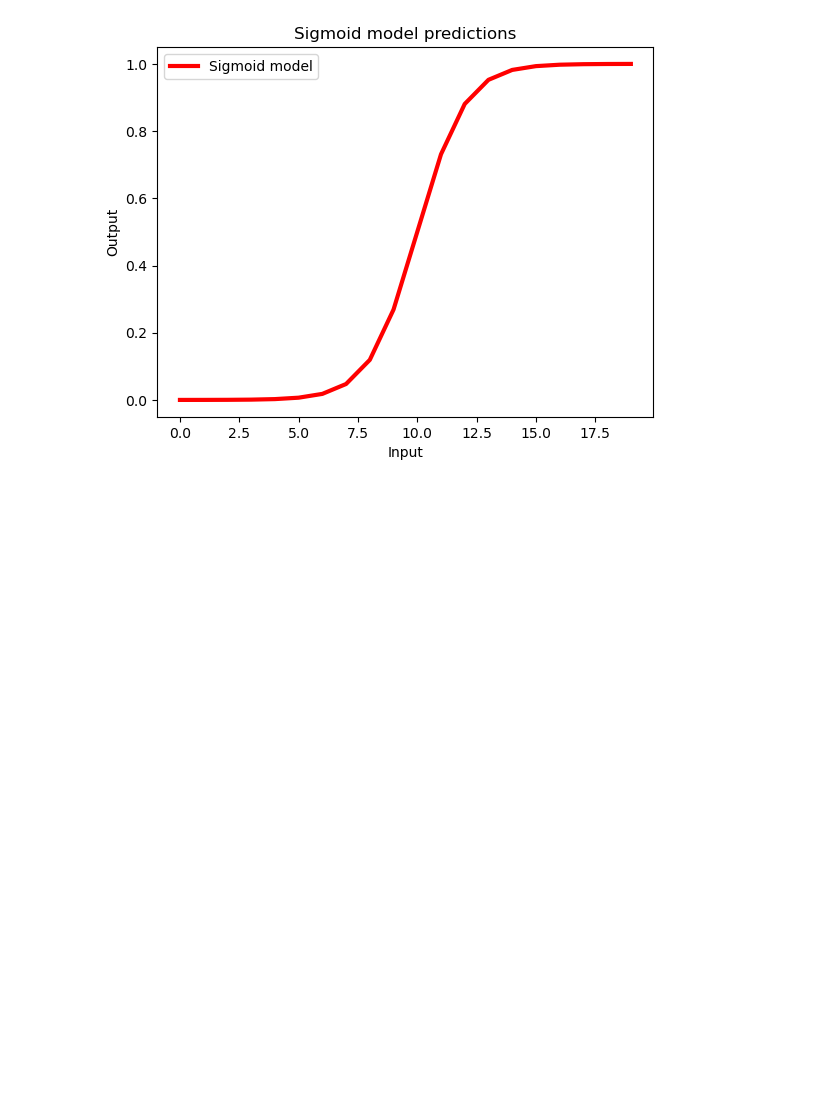
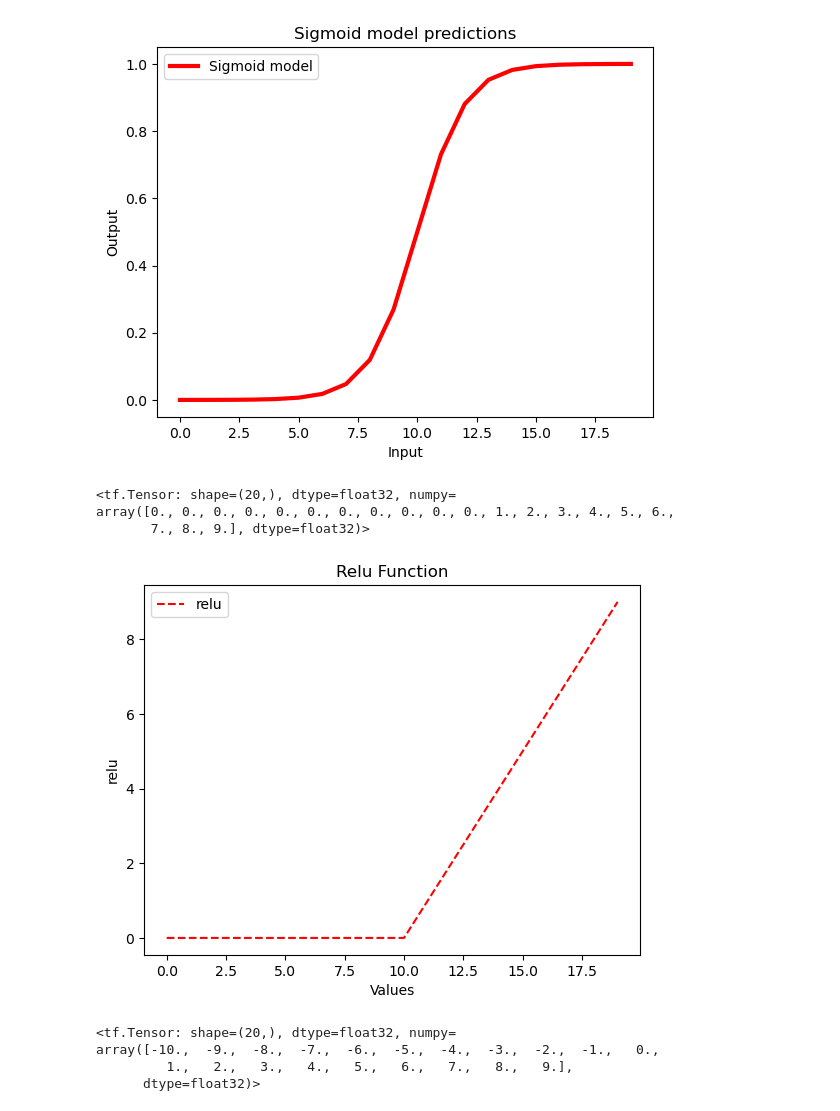
Before and after one commit to mageshyt/Machine-Learning-2023, a Jupyter notebook: Deep learning/02_neural_network_Classfication_in_tensorflow.ipynb, the cells around one changed output. Saved outputs shown, nothing was run; the diff lists cells and outputs as text; code cells hidden in the pictures; blank space fills up the shorter version.

Commit message:
:sparkles: learned about actvation functions

```diff
--- a/Deep learning/02_neural_network_Classfication_in_tensorflow.ipynb
+++ b/Deep learning/02_neural_network_Classfication_in_tensorflow.ipynb
@@ -551,3 +551,38 @@ plt.legend()
 # %% [output]
 <matplotlib.legend.Legend at 0x...>
 [figure]
+# %%
+# Let's recreate the relu function
+
+def relu(x):
+	return tf.maximum(0, x)
+
+# pass a toy tensor
+relu(toy_tensor)
+# %% [output]
+<tf.Tensor: shape=(20,), dtype=float32, numpy=
+array([0., 0., 0., 0., 0., 0., 0., 0., 0., 0., 0., 1., 2., 3., 4., 5., 6.,
+       7., 8., 9.], dtype=float32)>
+# %%
+# plot Relu
+
+plt.plot( relu(toy_tensor), label='relu', color='red', linestyle='--' )
+
+plt.xlabel('Values')
+plt.ylabel('relu')
+plt.title('Relu Function')
+
+plt.legend()
+
+plt.show()
+# %% [output]
+[figure, added]
+# %%
+# lets try the linear activation function
+
+tf.keras.activations.linear(toy_tensor)
+# %% [output]
+<tf.Tensor: shape=(20,), dtype=float32, numpy=
+array([-10.,  -9.,  -8.,  -7.,  -6.,  -5.,  -4.,  -3.,  -2.,  -1.,   0.,
+         1.,   2.,   3.,   4.,   5.,   6.,   7.,   8.,   9.],
+      dtype=float32)>
```
Also changed, not shown: parts of 1 cell of this notebook, 10 other files.
